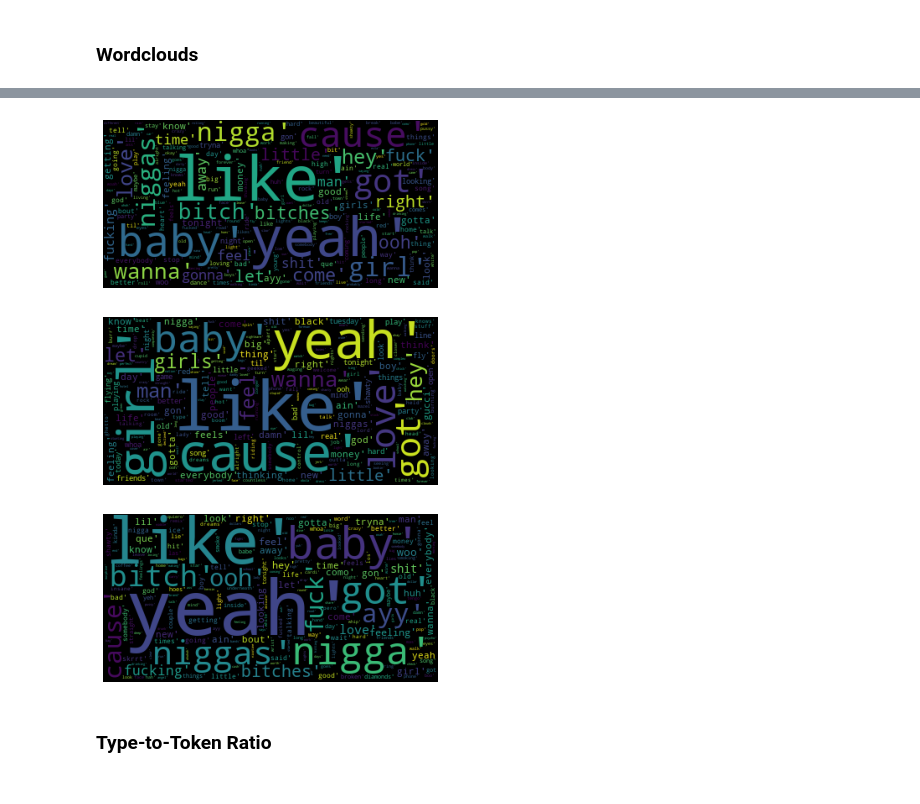
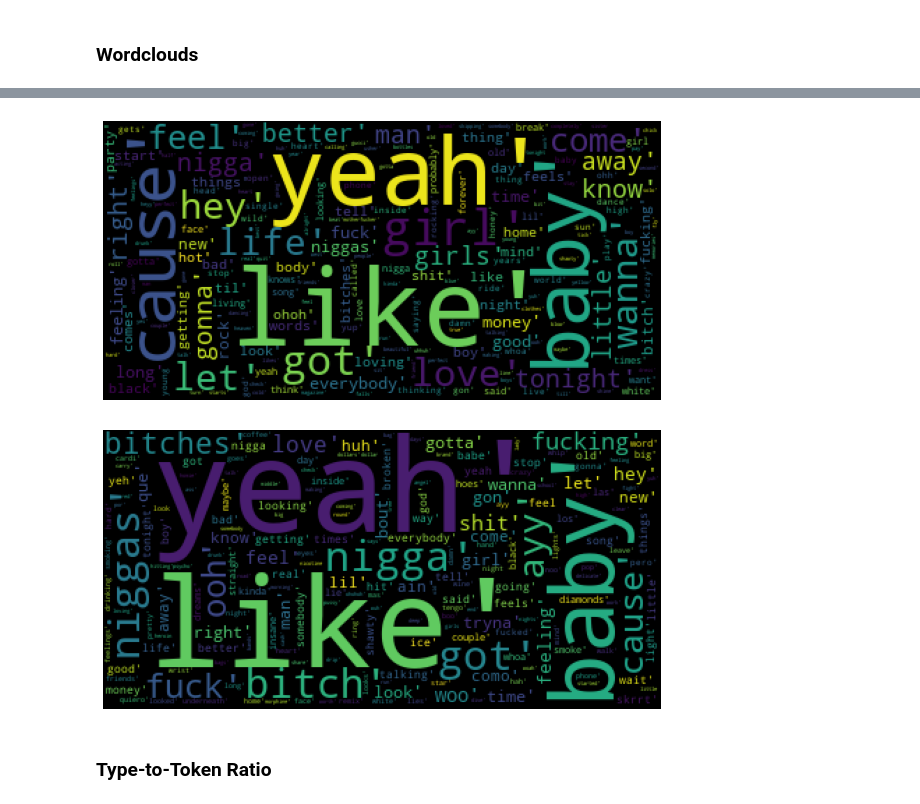
Before and after one commit to catbaker3/final, a Jupyter notebook: Final- Alt Dataset.ipynb, the cells around one changed output, grey strips where cells are left out. Saved outputs shown, nothing was run; the diff lists cells and outputs as text; code cells hidden in the pictures.

```diff
--- a/Final- Alt Dataset.ipynb
+++ b/Final- Alt Dataset.ipynb
@@ -364,35 +475,27 @@ text = open('billboard_lyrics_year.csv').read()
 wordcloud = WordCloud(stopwords=STOP_WORDS, collocations=False).generate(text)
 
 # Generate plot
+plt.figure(figsize=(10, 8))
 plt.imshow(wordcloud)
 plt.axis("off")
 plt.show()
 # %% [output]
-[figure, old version]
+[figure, new version]
 # %%
-# Create a wordcloud for 2009
+# 2018 Wordcloud
 text = pd.read_csv('billboard_lyrics_year.csv')
-text = text['Keywords'].iloc[0]
+text = text['Keywords'].iloc[9]
+
 
 wordcloud = WordCloud(stopwords=STOPWORDS, collocations=False).generate(str(text))
 
+# Generate plot
+plt.figure(figsize=(10, 8))
 plt.imshow(wordcloud)
 plt.axis("off")
 plt.show()
 # %% [output]
-[figure, old version]
+[figure, new version]
-# %%
-# 2018
-text = pd.read_csv('billboard_lyrics_year.csv')
-text = text['Keywords'].iloc[9]
-
-wordcloud = WordCloud(stopwords=STOPWORDS, collocations=False).generate(str(text))
-
-plt.imshow(wordcloud)
-plt.axis("off")
-plt.show()
-# %% [output]
-[figure, removed]
 # %% [markdown]
 ### Type-to-Token Ratio
 # %%
```
Also changed, not shown: parts of 25 cells of this notebook.
